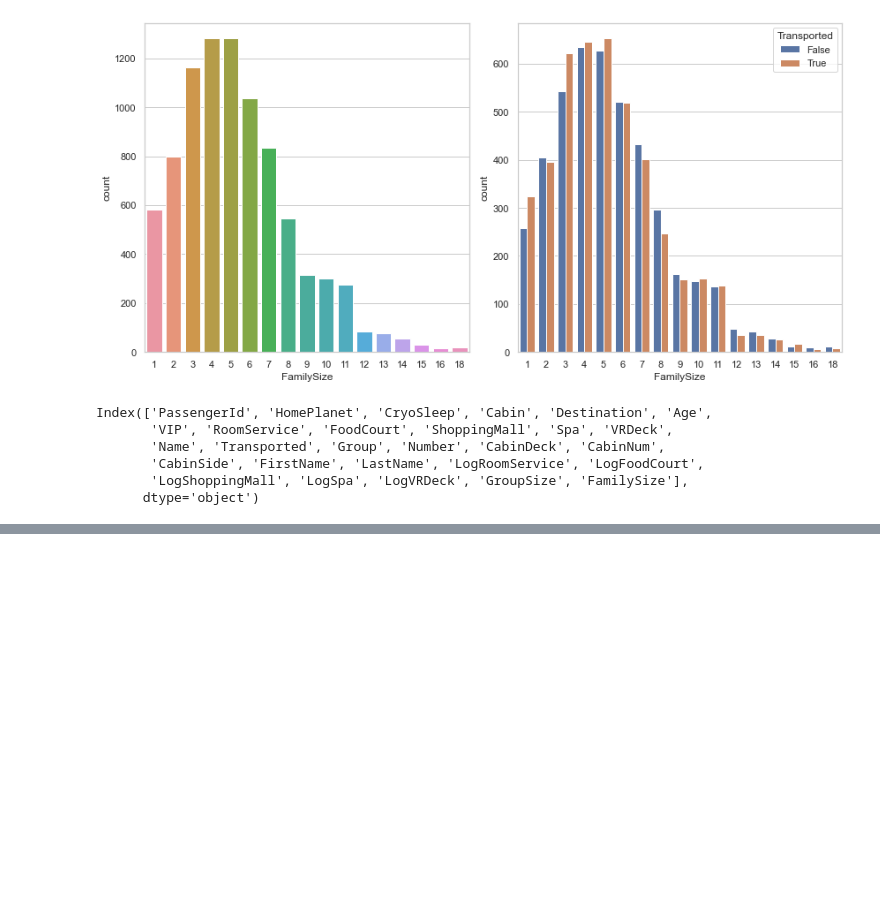
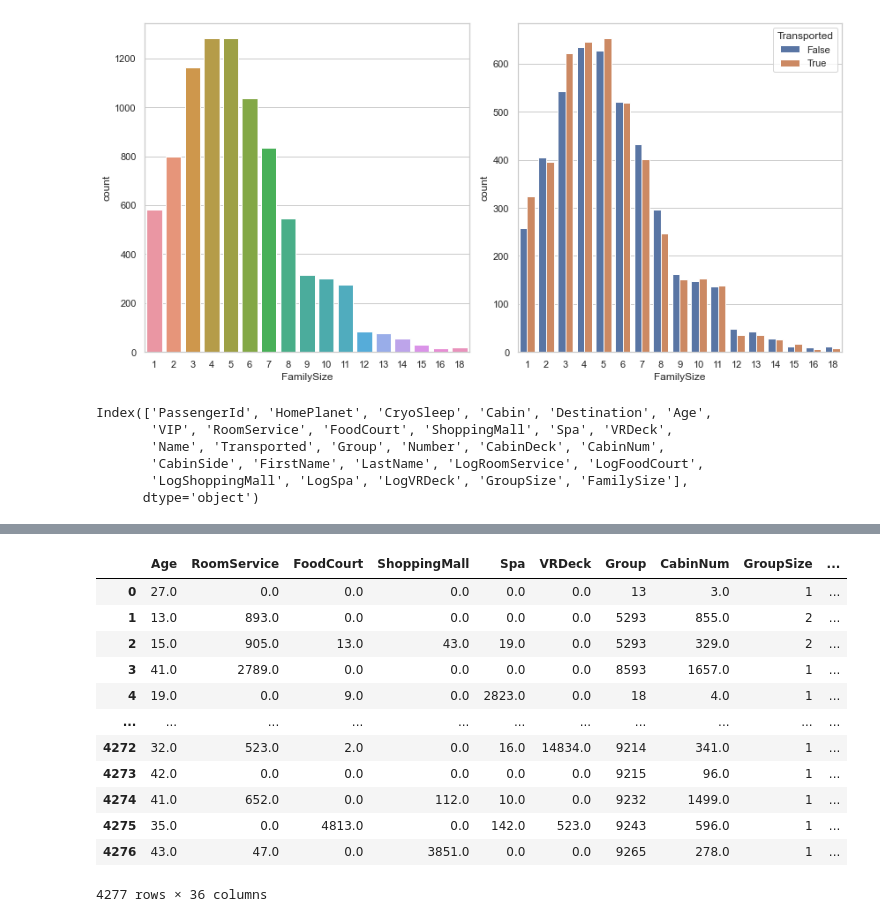
Before and after one commit to lukaszlachowicz/Projekty, a Jupyter notebook: Spaceship Titanic - klasyfikacja/Spaceship Titanic - klasyfikacja.ipynb, the cells around one changed output, grey strips where cells are left out. Drawn from its saved outputs; the diff is of its cells as text; code cells hidden in the pictures; blank space fills up the shorter version.

```diff
--- a/Spaceship Titanic - klasyfikacja/Spaceship Titanic - klasyfikacja.ipynb
+++ b/Spaceship Titanic - klasyfikacja/Spaceship Titanic - klasyfikacja.ipynb
@@ -423,0 +653,37 @@ weighted avg       0.80      0.80      0.80      1739
+# %%
+# Grupowanie danych według kolumny 'LastName' i zliczanie liczby pasażerów w każdej rodzinie
+df_family_size = df_test.groupby('LastName').count()['PassengerId'].reset_index()
+
+# Zmiana nazwy kolumn na 'LastName' i 'FamilySize'
+df_family_size.columns = ['LastName', 'FamilySize']
+
+# Aktualizacja liczby osób w rodzinie na 1 dla osób bez nazwiska
+df_family_size.loc[df_family_size['LastName'] == 'NAN', 'FamilySize'] = 1
+
+# Łączenie danych oryginalnych z danymi o rozmiarach rodzin na podstawie kolumny 'LastName'
+df_test = pd.merge(left=df_test, right=df_family_size, on='LastName')
+# %%
+# Wybór określonych kolumn danych testowych, które zostaną wykorzystane do predykcji
+X_test_test = df_test[['HomePlanet', 'CryoSleep', 'Destination', 'Age', 'VIP', 'RoomService', 'FoodCourt', 'ShoppingMall', 'Spa', 'VRDeck', 'Group', 'CabinDeck', 'CabinNum', 'CabinSide', 'GroupSize', 'FamilySize']]
+# %%
+# Przekształcenie zmiennych kategorycznych w zmienne binarne (dummy variables)
+X_test_test = pd.get_dummies(X_test_test)
+# %%
+# Stworzenie DataFrame'a z kolumnami w takiej samej kolejności jak w X, a brakujące kolumny wypełnione zerami
+X_test_test = X_test_test.reindex(columns=X.columns).fillna(0)
+# %%
+X_test_test
+# %% [output]
+|  | Age | RoomService | FoodCourt | ShoppingMall | Spa | VRDeck | Group | CabinNum | GroupSize | ... |
+| 0 | 27.0 | 0.0 | 0.0 | 0.0 | 0.0 | 0.0 | 13 | 3.0 | 1 | ... |
+| 1 | 13.0 | 893.0 | 0.0 | 0.0 | 0.0 | 0.0 | 5293 | 855.0 | 2 | ... |
+| 2 | 15.0 | 905.0 | 13.0 | 43.0 | 19.0 | 0.0 | 5293 | 329.0 | 2 | ... |
+| 3 | 41.0 | 2789.0 | 0.0 | 0.0 | 0.0 | 0.0 | 8593 | 1657.0 | 1 | ... |
+| 4 | 19.0 | 0.0 | 9.0 | 0.0 | 2823.0 | 0.0 | 18 | 4.0 | 1 | ... |
+| ... | ... | ... | ... | ... | ... | ... | ... | ... | ... | ... |
+| 4272 | 32.0 | 523.0 | 2.0 | 0.0 | 16.0 | 14834.0 | 9214 | 341.0 | 1 | ... |
+| 4273 | 42.0 | 0.0 | 0.0 | 0.0 | 0.0 | 0.0 | 9215 | 96.0 | 1 | ... |
+| 4274 | 41.0 | 652.0 | 0.0 | 112.0 | 10.0 | 0.0 | 9232 | 1499.0 | 1 | ... |
+| 4275 | 35.0 | 0.0 | 4813.0 | 0.0 | 142.0 | 523.0 | 9243 | 596.0 | 1 | ... |
+| 4276 | 43.0 | 47.0 | 0.0 | 3851.0 | 0.0 | 0.0 | 9265 | 278.0 | 1 | ... |
+4277 rows × 36 columns
```
Also changed, not shown: parts of 27 cells of this notebook, 1 other file.
